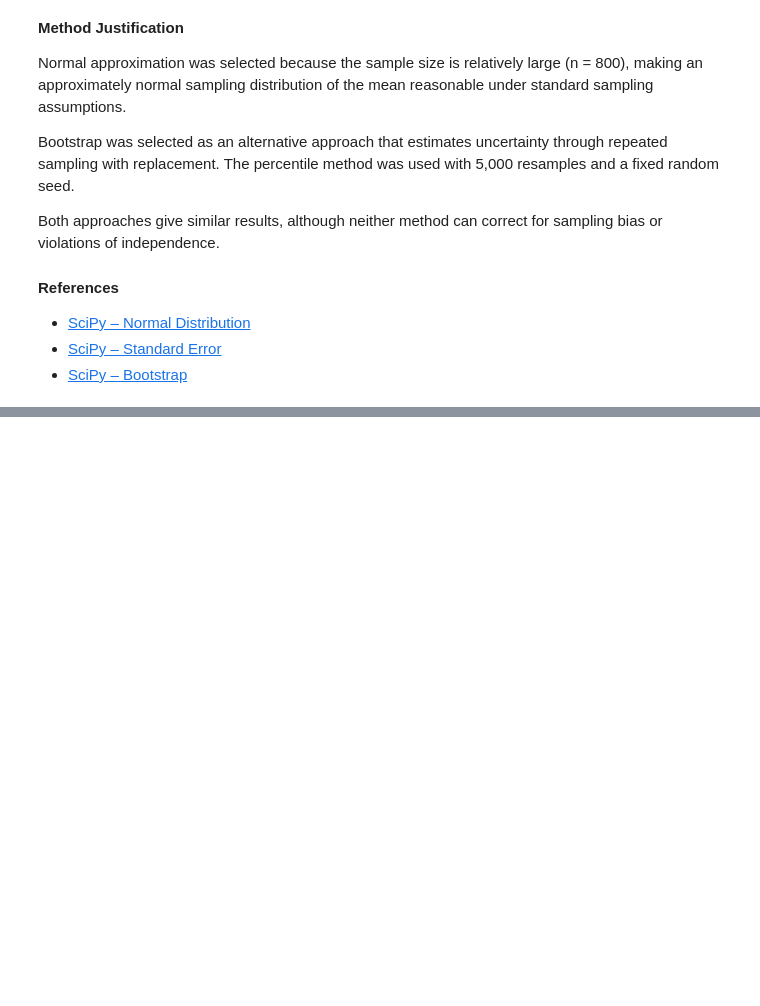
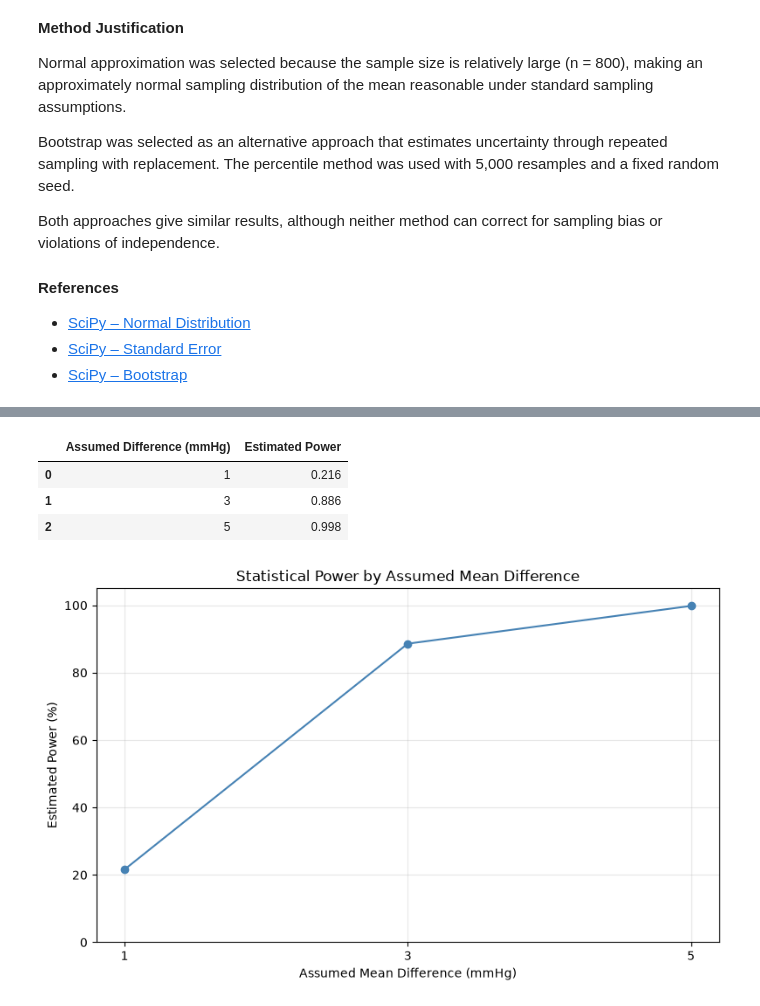
Before and after one commit to rayya89/health-study, a Jupyter notebook: notebooks/health_study_analysis.ipynb, the cells around one changed output, grey strips where cells are left out. Drawn from its saved outputs; the diff is of its cells as text; code cells hidden in the pictures; blank space fills up the shorter version.

Commit message:
Add hypothesis testing and power analysis

```diff
--- a/notebooks/health_study_analysis.ipynb
+++ b/notebooks/health_study_analysis.ipynb
@@ -419,0 +570,65 @@ Both approaches give similar results, although neither method can correct for sa
+# %%
+effect_sizes = [1, 3, 5]
+power_results = []
+
+for effect in effect_sizes:
+    rng = np.random.default_rng(42)
+    significant = 0
+
+    for _ in range(n_simulations):
+        sim_smokers = rng.normal(
+            mu_nonsmokers + effect,
+            sd_smokers,
+            n_smokers
+        )
+
+        sim_nonsmokers = rng.normal(
+            mu_nonsmokers,
+            sd_nonsmokers,
+            n_nonsmokers
+        )
+
+        result = stats.ttest_ind(
+            sim_smokers,
+            sim_nonsmokers,
+            equal_var=False,
+            alternative="greater"
+        )
+
+        if result.pvalue < alpha:
+            significant += 1
+
+    power_results.append(significant / n_simulations)
+
+power_comparison = pd.DataFrame({
+    "Assumed Difference (mmHg)": effect_sizes,
+    "Estimated Power": power_results
+})
+
+power_comparison
+# %% [output]
+|  | Assumed Difference (mmHg) | Estimated Power |
+| 0 | 1 | 0.216 |
+| 1 | 3 | 0.886 |
+| 2 | 5 | 0.998 |
+# %%
+plt.figure(figsize=(8, 5))
+
+plt.plot(
+    effect_sizes,
+    np.array(power_results) * 100,
+    marker="o",
+    color="steelblue"
+)
+
+plt.title("Statistical Power by Assumed Mean Difference")
+plt.xlabel("Assumed Mean Difference (mmHg)")
+plt.ylabel("Estimated Power (%)")
+plt.xticks(effect_sizes)
+plt.ylim(0, 105)
+plt.grid(alpha=0.3)
+
+plt.tight_layout()
+plt.show()
+# %% [output]
+[figure, added]
```
Also changed, not shown: parts of 7 cells of this notebook.
